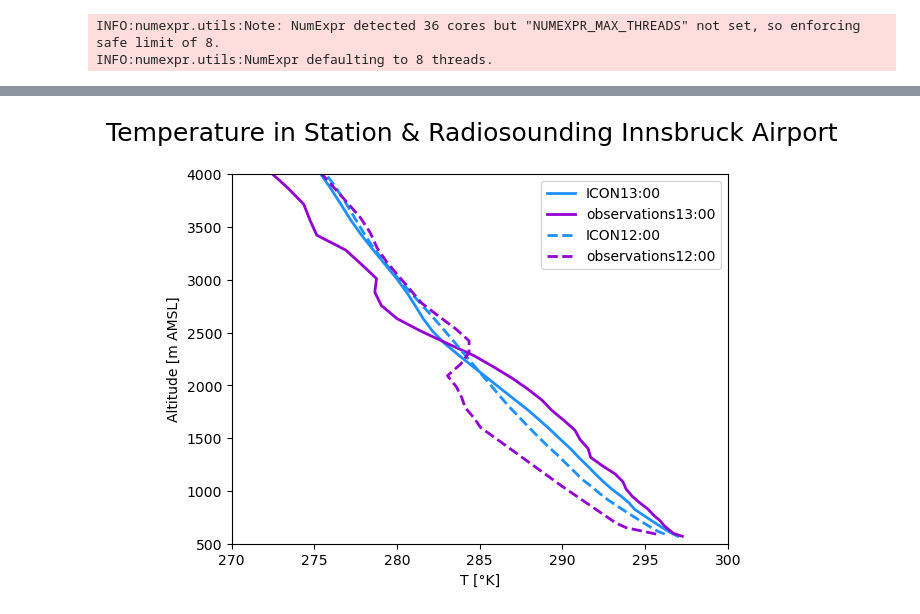
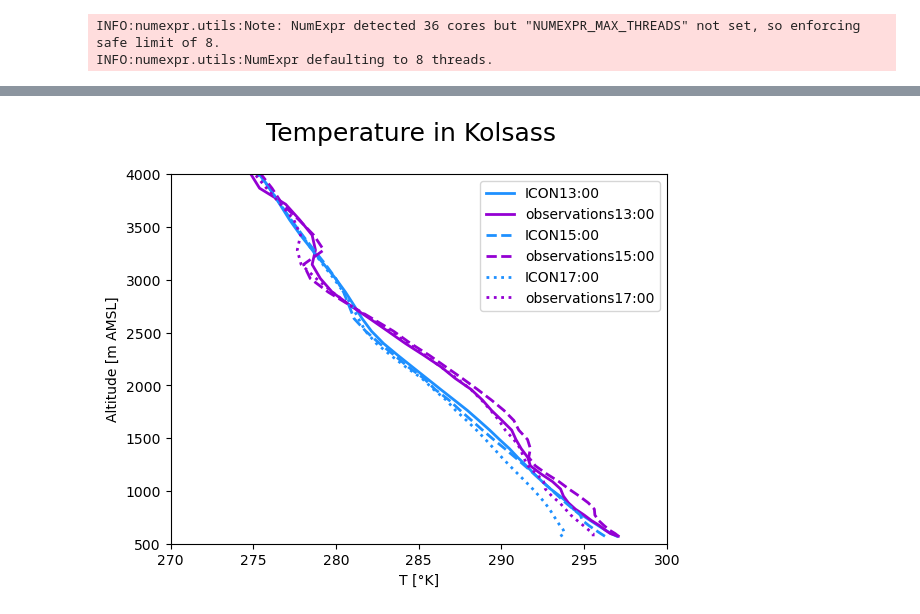
Before and after one commit to tlezuo/icon-vis, a Jupyter notebook: height_time_diagrams/plot_rs_compare.ipynb, the cells around one changed output, grey strips where cells are left out. Drawn from its saved outputs; the diff is of its cells as text; code cells hidden in the pictures.

```diff
--- a/height_time_diagrams/plot_rs_compare.ipynb
+++ b/height_time_diagrams/plot_rs_compare.ipynb
@@ -145,13 +145,13 @@ def plot_sounding(pvar, pdate, loc, axis):
 # %%
 ## PLOT SINGLE PROFILE ##
 # general settings
-pvar = vf.T
-loc= lf.ifl
-pdate = dt.datetime(2019,9,13,2,00) # only at rs times
+pvar = vf.VEL
+loc= lf.kols
+pdate = dt.datetime(2019,9,13,15,00) # only at rs times
 
 # plotsettings
-xmin=280
-xmax=300
+xmin=0
+xmax=25
 ymin=500
 ymax=4000
 
@@ -177,46 +177,46 @@ plt.show()
 # %%
-## PLOT MULTIPLE PROFILES in 1 PLOT ##
+## PLOT MULTIPLE PROFILES of Kolsass in 1 PLOT ##
 # general settings
 pvar = vf.T
 pdate1 = dt.datetime(2019,9,13,13,00)
 loc1= lf.kols
-pdate2 = dt.datetime(2019,9,13,12,00)
-loc2= lf.ifl
-# pdate3 = dt.datetime(2019,9,13,17,00)
-# loc1= lf.kols
+pdate2 = dt.datetime(2019,9,13,15,00)
+loc2= lf.kols
+pdate3 = dt.datetime(2019,9,13,17,00)
+loc3= lf.kols
 
 # plotsettings
 xmin=270
 xmax=300
 ymin=500
 ymax=4000
 
 f, ax = plt.subplots(1,1)
 f.suptitle(pvar.title+' in '+loc.name , fontsize=18, y=0.99)
 # first time
 lev_model_cut,sounding_model_cut1,sounding_rs_interp1,ti_model1,ti_rs1 = get_sounding(pvar,pdate1,loc1)
 m1 = ax.plot(sounding_model_cut1,  lev_model_cut, lw=2,color='dodgerblue',linestyle='solid',label='ICON'+pdate1.strftime('%H:%M'))
 r1 = ax.plot(sounding_rs_interp1,  lev_model_cut, lw=2,color='darkviolet',linestyle='solid',label='observations'+pdate1.strftime('%H:%M'))
 # second time
 lev_model_cut,sounding_model_cut2,sounding_rs_interp2,ti_model2,ti_rs2 = get_sounding(pvar,pdate2,loc2)
 m2 = ax.plot(sounding_model_cut2,  lev_model_cut, lw=2,color='dodgerblue',linestyle='dashed',label='ICON'+pdate2.strftime('%H:%M'))
 r2 = ax.plot(sounding_rs_interp2,  lev_model_cut, lw=2,color='darkviolet',linestyle='dashed',label='observations'+pdate2.strftime('%H:%M'))
 # # third time
-# lev_model_cut,sounding_model_cut3,sounding_rs_interp3,ti_model3,ti_rs3 = get_sounding(pvar,pdate3,loc3)
-# m3 = ax.plot(sounding_model_cut3,  lev_model_cut, lw=2,color='dodgerblue',linestyle='dotted',label='ICON'+pdate3.strftime('%H:%M'))
-# r3 = ax.plot(sounding_rs_interp3,  lev_model_cut, lw=2,color='darkviolet',linestyle='dotted',label='observations'+pdate3.strftime('%H:%M'))
+lev_model_cut,sounding_model_cut3,sounding_rs_interp3,ti_model3,ti_rs3 = get_sounding(pvar,pdate3,loc3)
+m3 = ax.plot(sounding_model_cut3,  lev_model_cut, lw=2,color='dodgerblue',linestyle='dotted',label='ICON'+pdate3.strftime('%H:%M'))
+r3 = ax.plot(sounding_rs_interp3,  lev_model_cut, lw=2,color='darkviolet',linestyle='dotted',label='observations'+pdate3.strftime('%H:%M'))
 
 # x
 xdelticks=5
 ax.set_xlim([xmin,xmax])
 ax.set_xlabel(pvar.name+' '+pvar.units)
 ax.set_xticks(np.arange(xmin,xmax+1,xdelticks))
 # y
 ax.set_ylim([ymin,ymax])
 ax.set_ylabel('Altitude [m AMSL]')
 ax.set_yticks(np.arange(ymin,ymax+1,500))
 plt.legend()
 
 plt.show()
 # %% [output]
-[figure, old version]
+[figure, new version]
```
Also changed, not shown: parts of 13 cells of this notebook, 38 other files.
